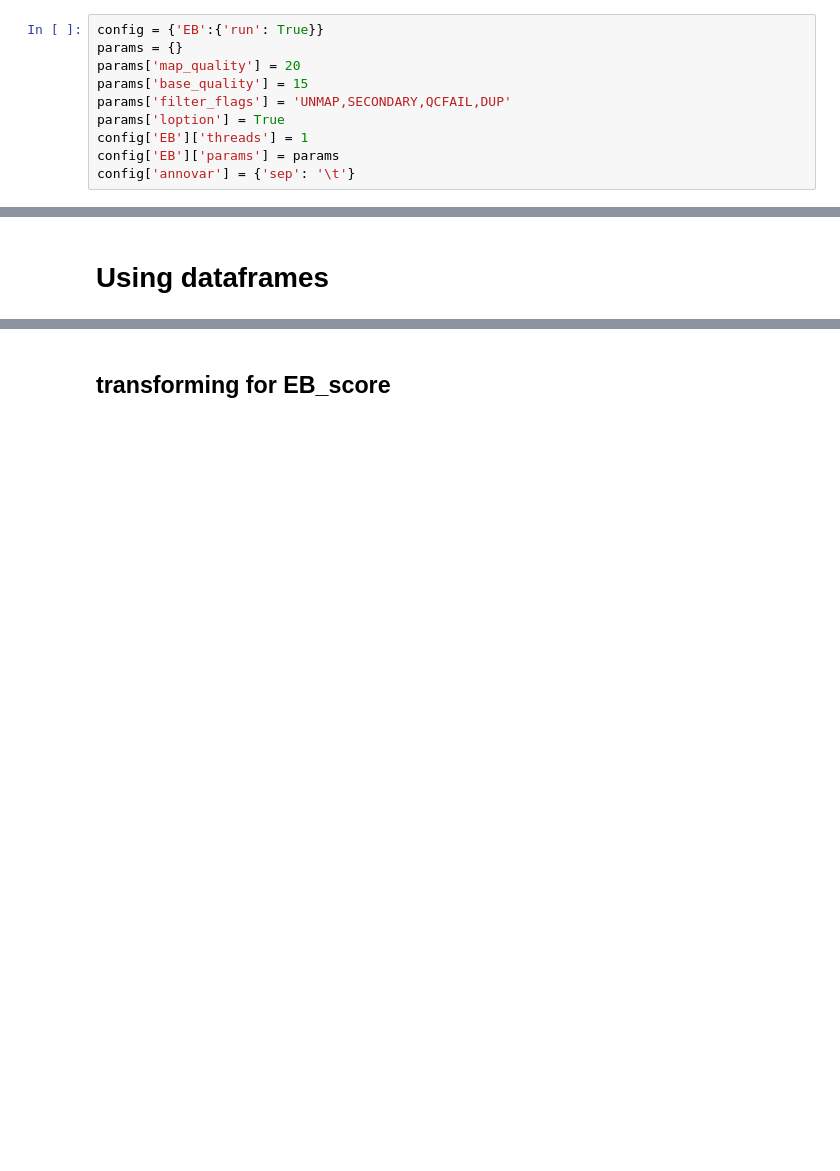
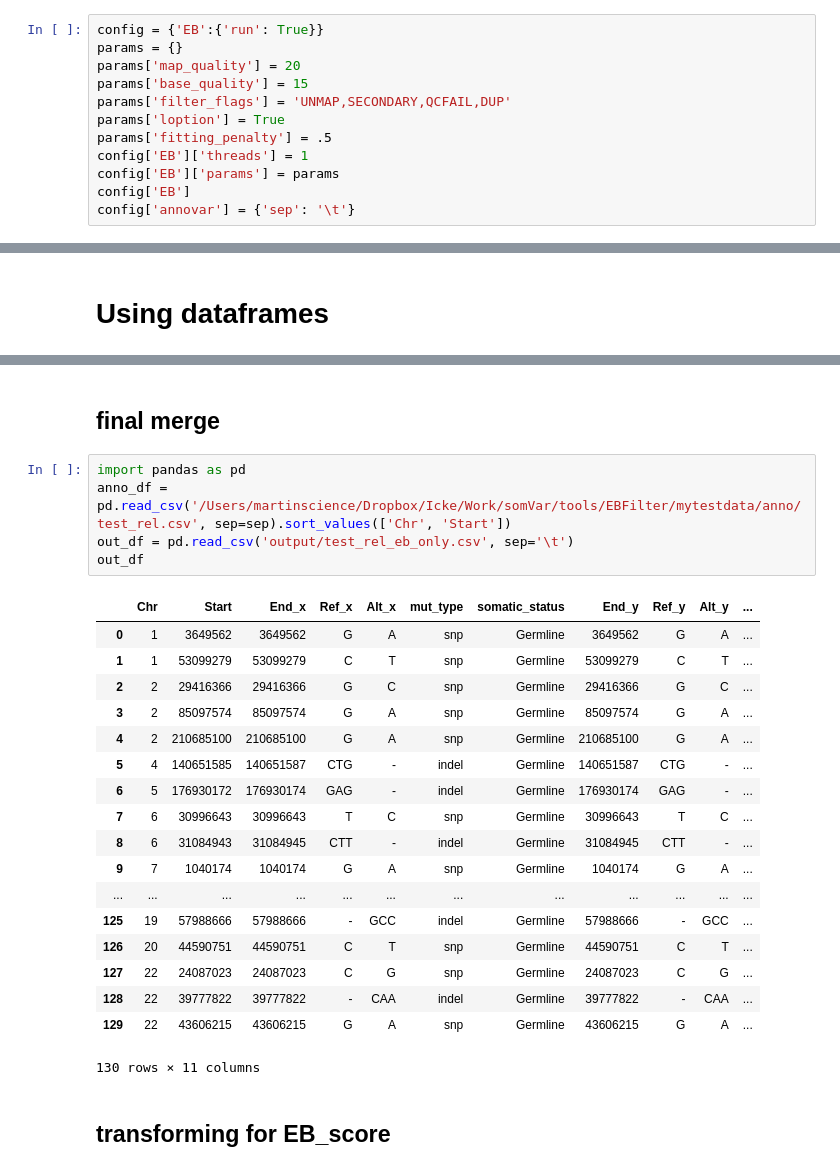
Before and after one commit to Mar111tiN/EBFilter, a Jupyter notebook: implementing-pandas.ipynb, the cells around one changed output, grey strips where cells are left out. Drawn from its saved outputs; the diff is of its cells as text; blank space fills up the shorter version.

```diff
--- a/implementing-pandas.ipynb
+++ b/implementing-pandas.ipynb
@@ -26,8 +26,10 @@ params['map_quality'] = 20
 params['base_quality'] = 15
 params['filter_flags'] = 'UNMAP,SECONDARY,QCFAIL,DUP'
 params['loption'] = True
+params['fitting_penalty'] = .5
 config['EB']['threads'] = 1
 config['EB']['params'] = params
+config['EB']
 config['annovar'] = {'sep': '\t'}
 # %% [markdown]
 ### load the config and GLOBAL STATE into variable _
@@ -76,3 +76,29 @@ NameError: name 'EB_score' is not defined
+# %% [markdown]
+## final merge
+# %%
+import pandas as pd
+anno_df = pd.read_csv('/Users/martinscience/Dropbox/Icke/Work/somVar/tools/EBFilter/mytestdata/anno/test_rel.csv', sep=sep).sort_values(['Chr', 'Start'])
+out_df = pd.read_csv('output/test_rel_eb_only.csv', sep='\t')
+out_df
+# %% [output]
+|  | Chr | Start | End_x | Ref_x | Alt_x | mut_type | somatic_status | End_y | Ref_y | Alt_y | ... |
+| 0 | 1 | 3649562 | 3649562 | G | A | snp | Germline | 3649562 | G | A | ... |
+| 1 | 1 | 53099279 | 53099279 | C | T | snp | Germline | 53099279 | C | T | ... |
+| 2 | 2 | 29416366 | 29416366 | G | C | snp | Germline | 29416366 | G | C | ... |
+| 3 | 2 | 85097574 | 85097574 | G | A | snp | Germline | 85097574 | G | A | ... |
+| 4 | 2 | 210685100 | 210685100 | G | A | snp | Germline | 210685100 | G | A | ... |
+| 5 | 4 | 140651585 | 140651587 | CTG | - | indel | Germline | 140651587 | CTG | - | ... |
+| 6 | 5 | 176930172 | 176930174 | GAG | - | indel | Germline | 176930174 | GAG | - | ... |
+| 7 | 6 | 30996643 | 30996643 | T | C | snp | Germline | 30996643 | T | C | ... |
+| 8 | 6 | 31084943 | 31084945 | CTT | - | indel | Germline | 31084945 | CTT | - | ... |
+| 9 | 7 | 1040174 | 1040174 | G | A | snp | Germline | 1040174 | G | A | ... |
+| ... | ... | ... | ... | ... | ... | ... | ... | ... | ... | ... | ... |
+| 125 | 19 | 57988666 | 57988666 | - | GCC | indel | Germline | 57988666 | - | GCC | ... |
+| 126 | 20 | 44590751 | 44590751 | C | T | snp | Germline | 44590751 | C | T | ... |
+| 127 | 22 | 24087023 | 24087023 | C | G | snp | Germline | 24087023 | C | G | ... |
+| 128 | 22 | 39777822 | 39777822 | - | CAA | indel | Germline | 39777822 | - | CAA | ... |
+| 129 | 22 | 43606215 | 43606215 | G | A | snp | Germline | 43606215 | G | A | ... |
+130 rows × 11 columns
 # %% [markdown]
 ## transforming for EB_score
 # %% [markdown]
```
Also changed, not shown: parts of 18 cells of this notebook, 11 other files.
